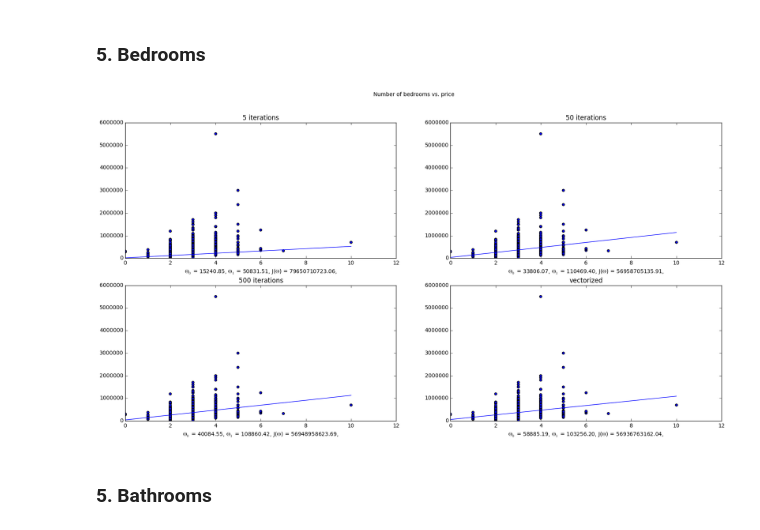
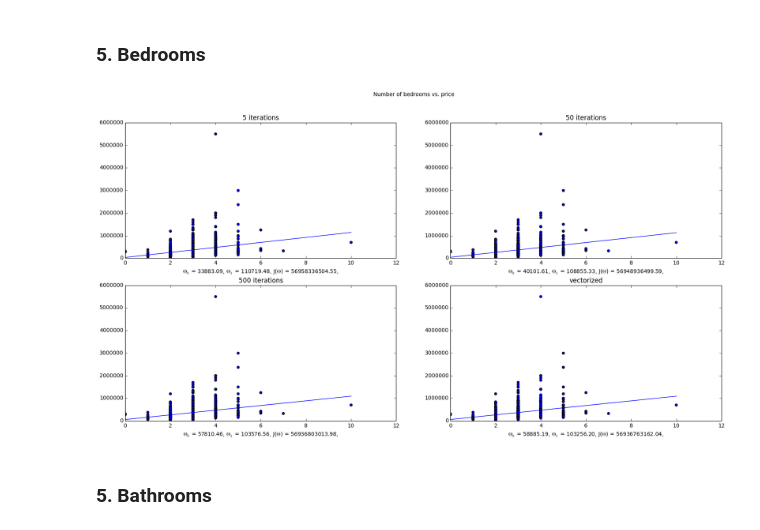
Before and after one commit to phielp/Leren-2016, a Jupyter notebook: Assignment1.ipynb, the cells around one changed output. Cells and saved outputs as stored; diff of their text form; code cells hidden in the pictures.

```diff
--- a/Assignment1.ipynb
+++ b/Assignment1.ipynb
@@ -102,11 +108,9 @@ plt.show()
 # %% [markdown]
 ### 5. Bedrooms
 # %%
-# TODO: choose better values for alpha and number of iterations
-
-iter_1 = regressionIter(0, 1, bedroom, price, 0.01, 5)
-iter_2 = regressionIter(0, 1, bedroom, price, 0.01, 50)
-iter_3 = regressionIter(0, 1, bedroom, price, 0.01, 500)
+iter_1 = regressionIter(0, 1, bedroom, price, 0.1, 5)
+iter_2 = regressionIter(0, 1, bedroom, price, 0.1, 50)
+iter_3 = regressionIter(0, 1, bedroom, price, 0.1, 500)
 
 vec = regressionVec(bedroom, price)
 vec_cost = calcCost(vec[0], vec[1], bedroom, price)
@@ -130,34 +134,34 @@ plt.plot(x,y)
 
 plt.subplot(2,2,2)
 plt.scatter(bedroom, price)
 plt.title('50 iterations')
 plt.axis([0,12,0,6000000])
 plt.xlabel(title_2)
 x = np.arange(max(bedroom)+1)
 y = iter_2[0] + iter_2[1] * x
 plt.plot(x,y)
 
 plt.subplot(2,2,3)
 plt.scatter(bedroom, price)
 plt.title('500 iterations')
 plt.axis([0,12,0,6000000])
 plt.xlabel(title_3)
 x = np.arange(max(bedroom)+1)
 y = iter_3[0] + iter_3[1] * x
 plt.plot(x,y)
 
 plt.subplot(2,2,4)
 plt.scatter(bedroom, price)
 plt.title('vectorized')
 plt.axis([0,12,0,6000000])
 plt.xlabel(title_4)
 x = np.arange(max(bedroom)+1)
 y = vec[0] + vec[1] * x
 plt.plot(x,y)
 
 plt.show()
 # %% [output]
-[figure, old version]
+[figure, new version]
 # %% [markdown]
 ### 5. Bathrooms
 # %%
```
Also changed, not shown: parts of 6 cells of this notebook.
